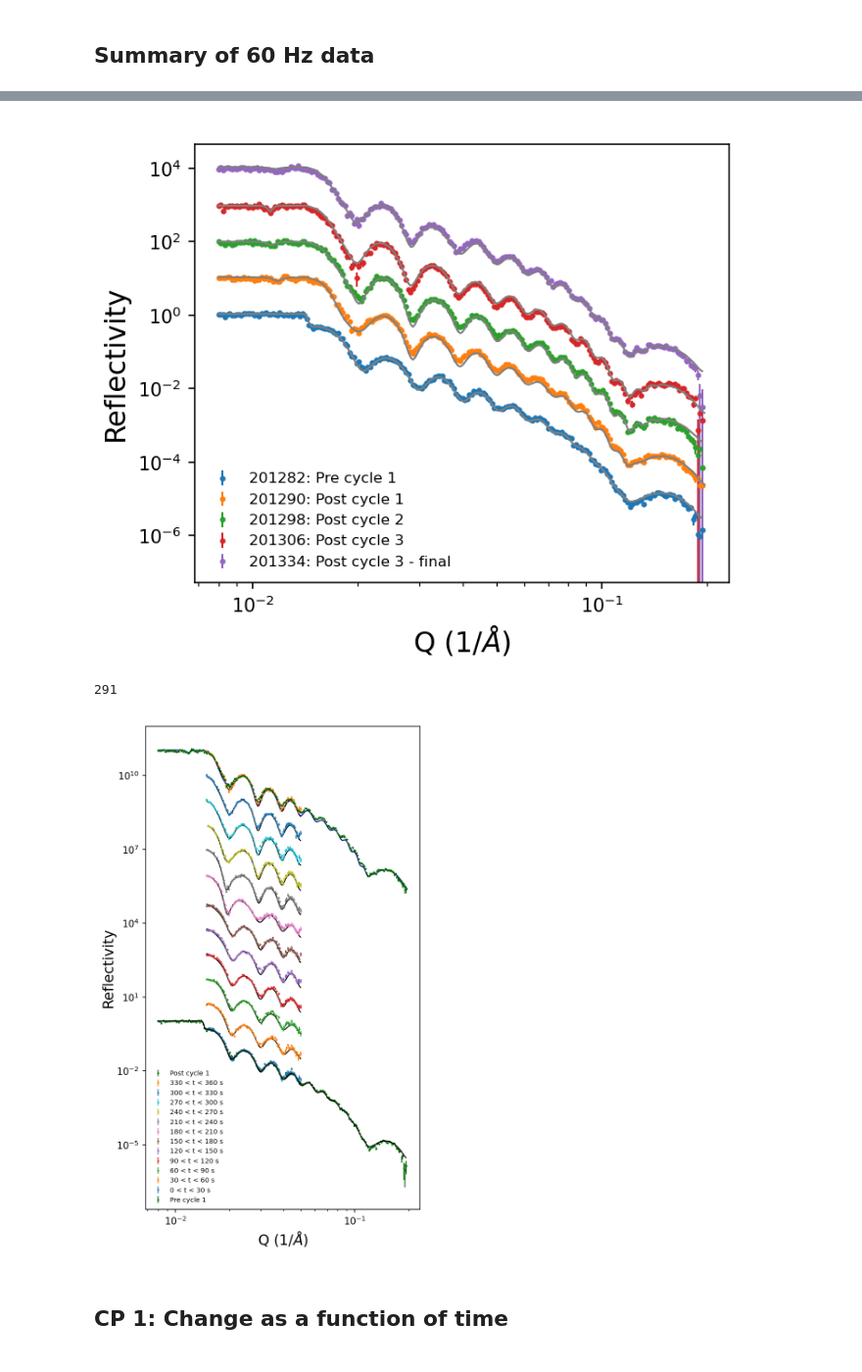
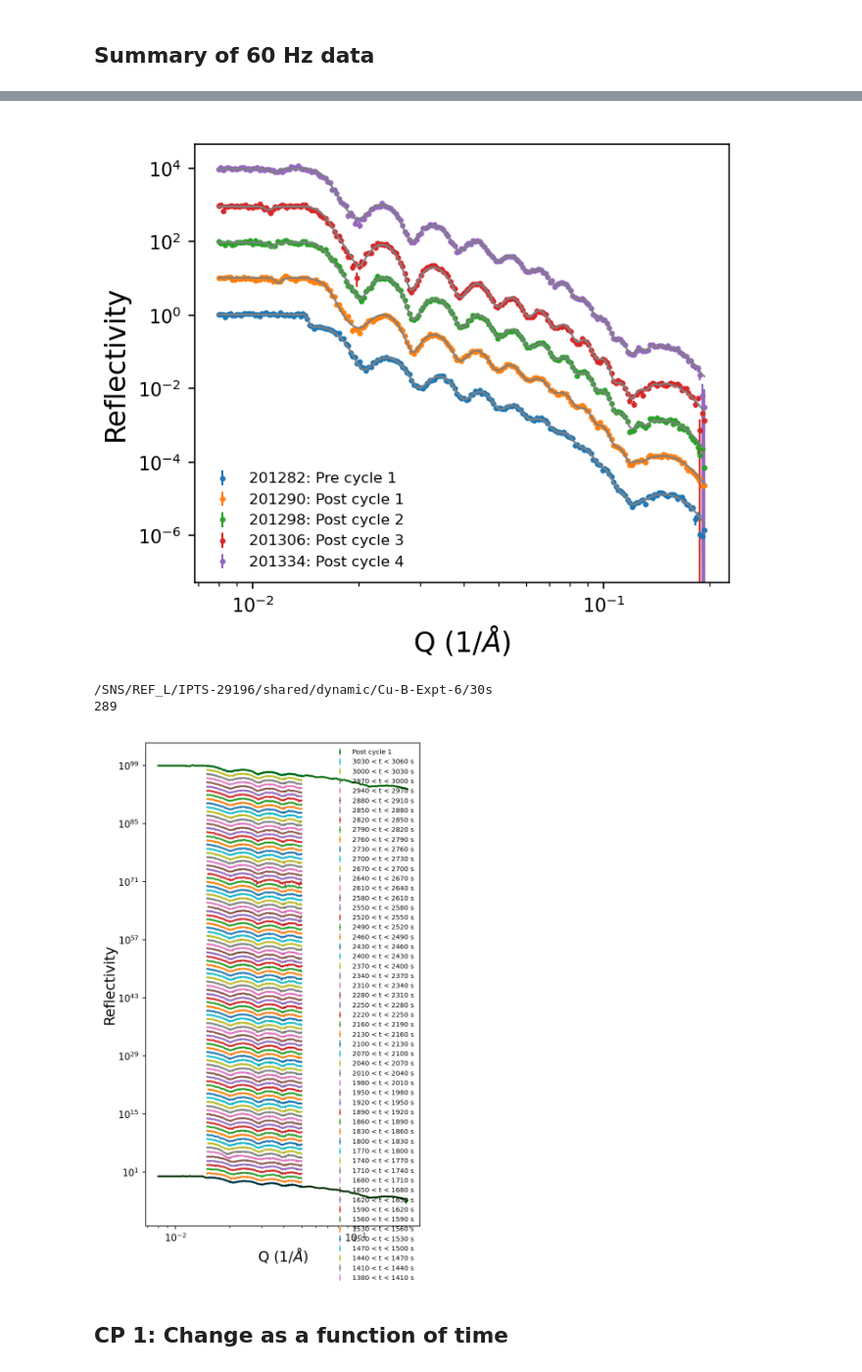
Before and after one commit to mdoucet/nh3-analysis, a Jupyter notebook: jan2023/notebooks/summary-Cu-B.ipynb, the cells around one changed output, grey strips where cells are left out. Shown at 98% size. Cells and saved outputs as stored; diff of their text form; code cells hidden in the pictures.

```diff
--- a/jan2023/notebooks/summary-Cu-B.ipynb
+++ b/jan2023/notebooks/summary-Cu-B.ipynb
@@ -47,13 +47,15 @@ dyn_model_dir = os.path.expanduser('~/reflectivity_fits/IPTS-29196')
 ar_dir = '/SNS/REF_L/IPTS-29196/shared/autoreduce/'
 
 # Directory with fit results
-fit_dir = os.path.expanduser('~/reflectivity_fits/IPTS-29196')
+#fit_dir = os.path.expanduser('~/reflectivity_fits/IPTS-29196')
 fit_dir = '/SNS/users/m2d/git/nh3-analysis/jan2023/dyn-fitting'
 
 dynamic_run = 201289 # Cycle 1
 
 dyn_data_dir = '/SNS/REF_L/IPTS-29196/shared/dynamic/Cu-B-Expt-6/30s'
-dyn_fit_dir = '/SNS/users/m2d/git/nh3-analysis/jan2023/dyn-fitting/201289-dyn/results-30s-bck'
+dyn_fit_dir = '/SNS/users/m2d/git/nh3-analysis/jan2023/dyn-fitting/201289-dyn/results-30s-bck-long'
+
+model_file = os.path.join(project_dir, 'dyn-fitting', '201290-model.py')
 # %% [markdown]
 ## Summary of 60 Hz data
 # %%
@@ -107,7 +109,7 @@ summary_plots.plot_fit(201298, '201298: Post cycle 2', fit_dir=fit_dir, ar_dir=a
 scale *= multiplier
 summary_plots.plot_fit(201306, '201306: Post cycle 3', fit_dir=fit_dir, ar_dir=ar_dir, scale=scale)
 scale *= multiplier
-summary_plots.plot_fit(201334, '201334: Post cycle 3 - final', fit_dir=fit_dir, ar_dir=ar_dir, scale=scale)
+summary_plots.plot_fit(201334, '201334: Post cycle 4', fit_dir=fit_dir, ar_dir=ar_dir, scale=scale)
 
 plt.legend(frameon=False, prop={'size': 8})
 plt.xlabel('Q ($1/\AA$)', fontsize=15)
@@ -115,16 +117,23 @@ plt.ylabel('Reflectivity', fontsize=15)
 plt.yscale('log')
 plt.xscale('log')
 # %% [output]
-[figure, old version]
+[figure, new version]
 # %%
 importlib.reload(summary_plots)
+print(dyn_data_dir)
 
+# Short timeframe for paper
+last_index = 12
 
-file_list = summary_plots.plot_dyn_data(dynamic_run, 201282, 201290, first_index=0, last_index=12, delta_t=30, model_name='model-loop-201289',
+# Long timeframe
+last_index = 100
+
+file_list = summary_plots.plot_dyn_data(dynamic_run, 201282, 201290, first_index=0, last_index=last_index, delta_t=30, model_name='model-loop-201289',
                             fit_dir=fit_dir, ar_dir=ar_dir, dyn_data_dir=dyn_data_dir, dyn_fit_dir=dyn_fit_dir)
 # %% [output]
-291
+/SNS/REF_L/IPTS-29196/shared/dynamic/Cu-B-Expt-6/30s
+289
-[figure, old version]
+[figure, new version]
 # %% [markdown]
 ## CP 1: Change as a function of time
 # %%
```
Also changed, not shown: parts of 7 cells of this notebook, 11 other files.
